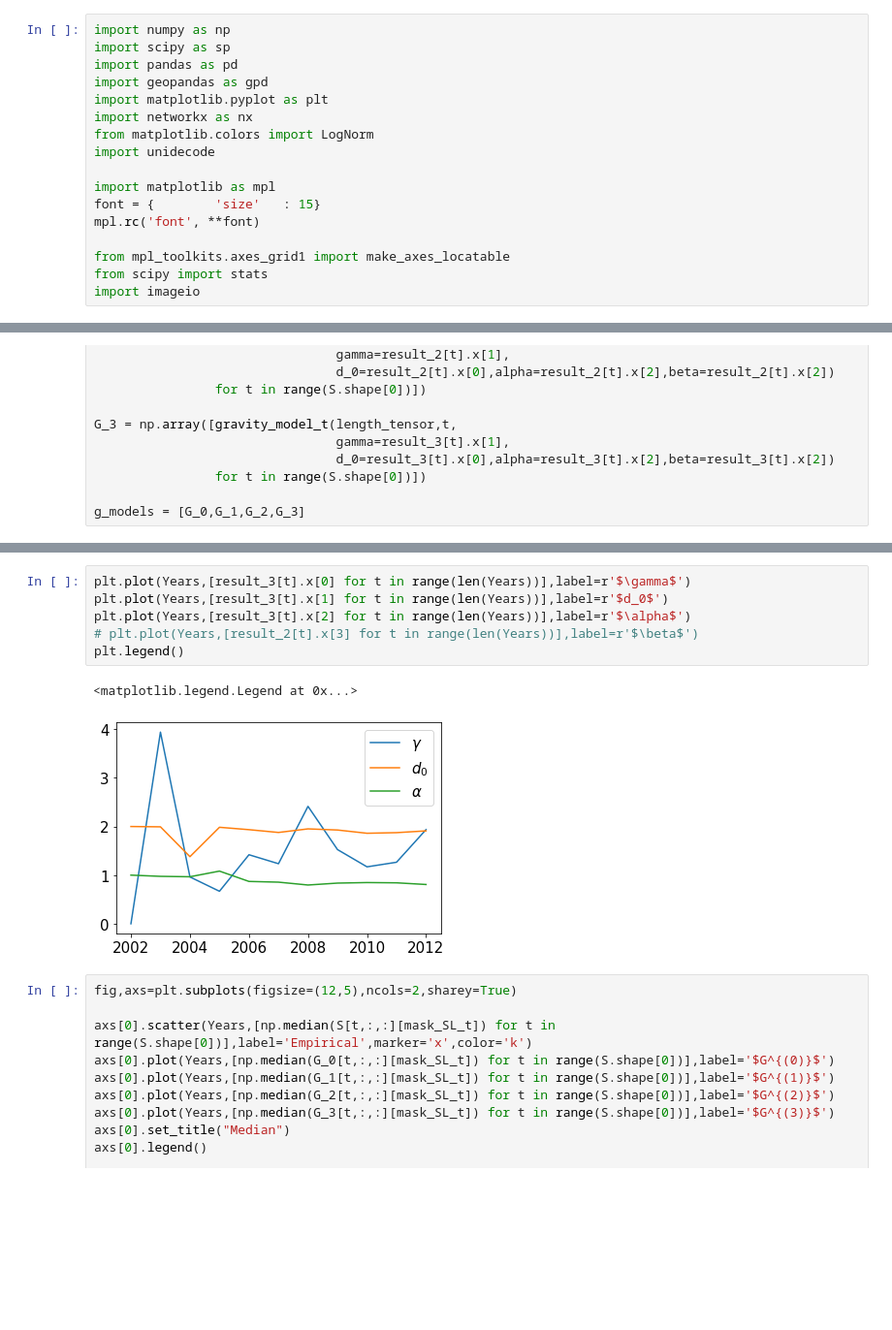
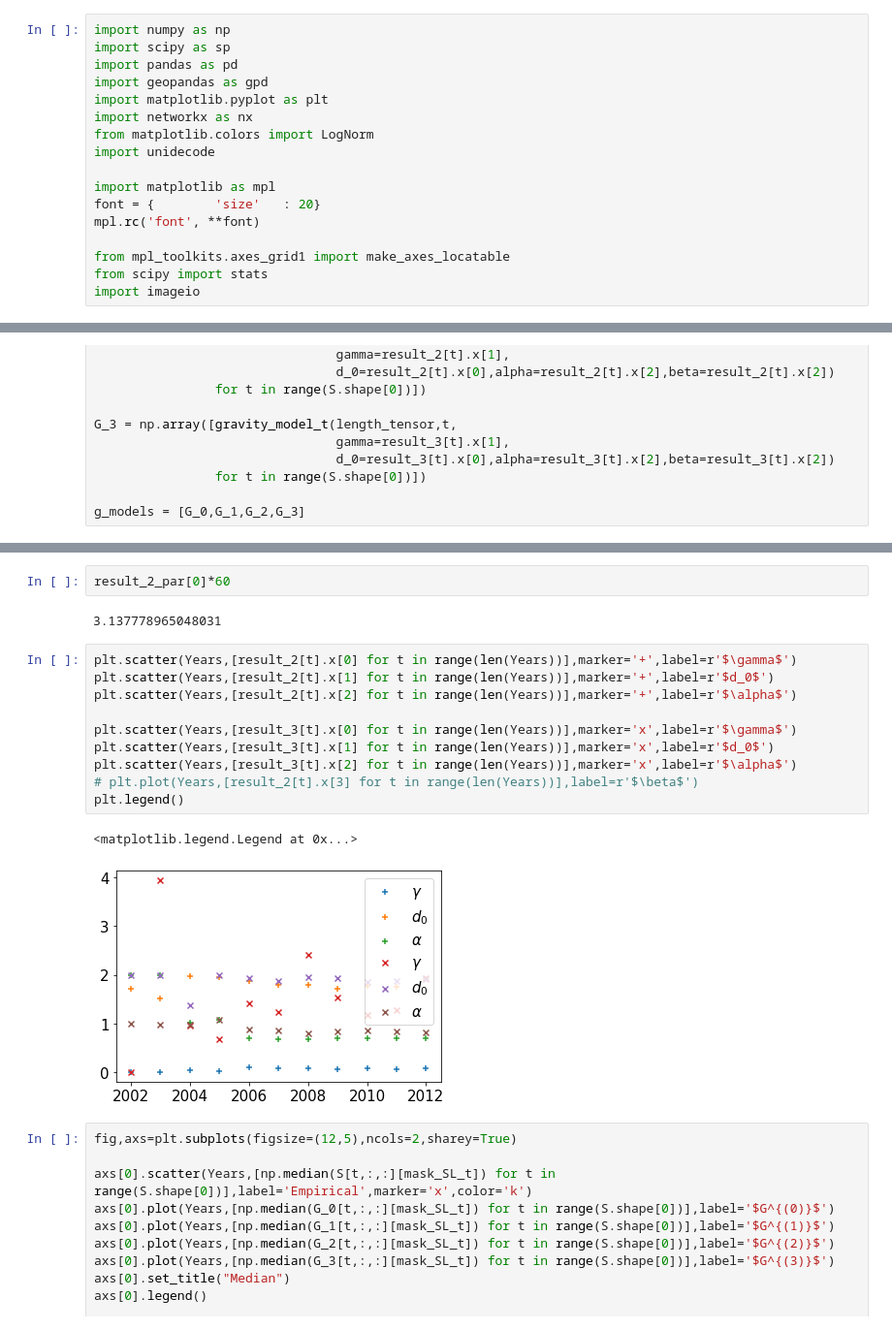
Before and after one commit to bokae/wwcs-2022-memory-of-social-connections, a Jupyter notebook: analysis/2-null model parameter inference.ipynb, the cells around one changed output, grey strips where cells are left out. Shown: that part at 97% size. Cells and saved outputs as stored; diff of their text form; blank space fills up the shorter version.

```diff
--- a/analysis/2-null model parameter inference.ipynb
+++ b/analysis/2-null model parameter inference.ipynb
@@ -9,7 +9,7 @@ from matplotlib.colors import LogNorm
 import unidecode
 
 import matplotlib as mpl
-font = {        'size'   : 15}
+font = {        'size'   : 20}
 mpl.rc('font', **font)
 
 from mpl_toolkits.axes_grid1 import make_axes_locatable
@@ -172,12 +209,20 @@ g_models = [G_0,G_1,G_2,G_3]
+# %%
+result_2_par[0]*60
+# %% [output]
+3.137778965048031
 # %%
-plt.plot(Years,[result_3[t].x[0] for t in range(len(Years))],label=r'$\gamma$')
-plt.plot(Years,[result_3[t].x[1] for t in range(len(Years))],label=r'$d_0$')
-plt.plot(Years,[result_3[t].x[2] for t in range(len(Years))],label=r'$\alpha$')
+plt.scatter(Years,[result_2[t].x[0] for t in range(len(Years))],marker='+',label=r'$\gamma$')
+plt.scatter(Years,[result_2[t].x[1] for t in range(len(Years))],marker='+',label=r'$d_0$')
+plt.scatter(Years,[result_2[t].x[2] for t in range(len(Years))],marker='+',label=r'$\alpha$')
+
+plt.scatter(Years,[result_3[t].x[0] for t in range(len(Years))],marker='x',label=r'$\gamma$')
+plt.scatter(Years,[result_3[t].x[1] for t in range(len(Years))],marker='x',label=r'$d_0$')
+plt.scatter(Years,[result_3[t].x[2] for t in range(len(Years))],marker='x',label=r'$\alpha$')
 # plt.plot(Years,[result_2[t].x[3] for t in range(len(Years))],label=r'$\beta$')
 plt.legend()
 # %% [output]
 <matplotlib.legend.Legend at 0x...>
-[figure, old version]
+[figure, new version]
 # %%
 fig,axs=plt.subplots(figsize=(12,5),ncols=2,sharey=True)
 
```
Also changed, not shown: parts of 21 cells of this notebook.
